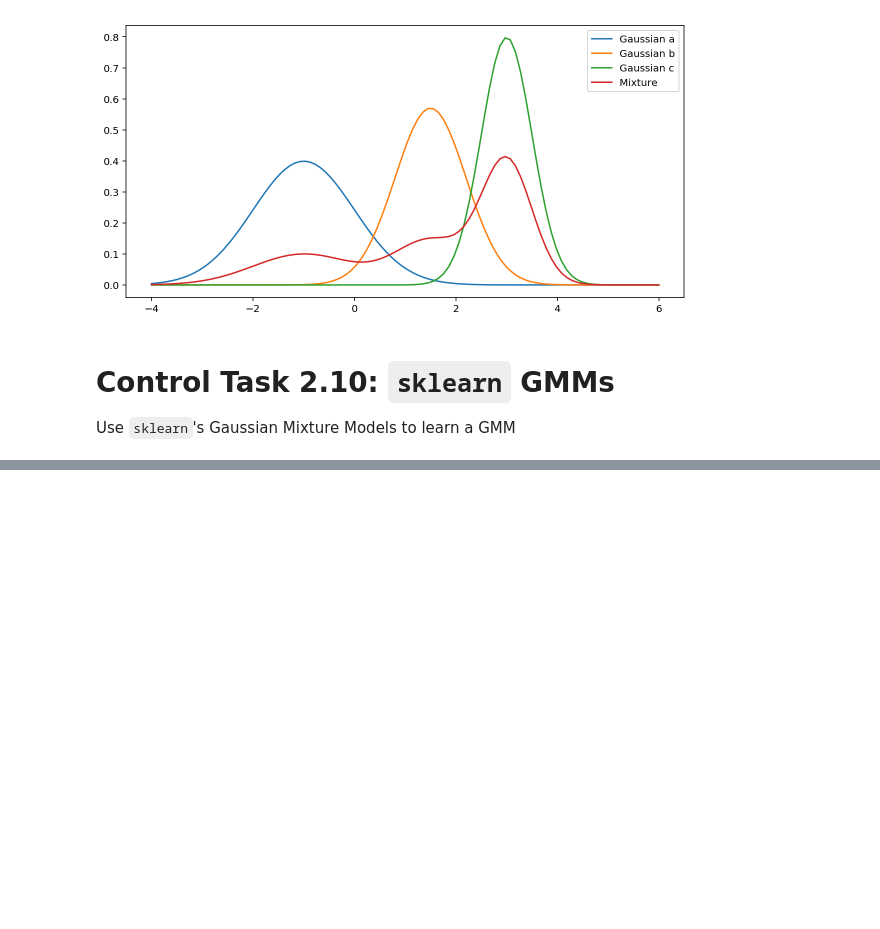
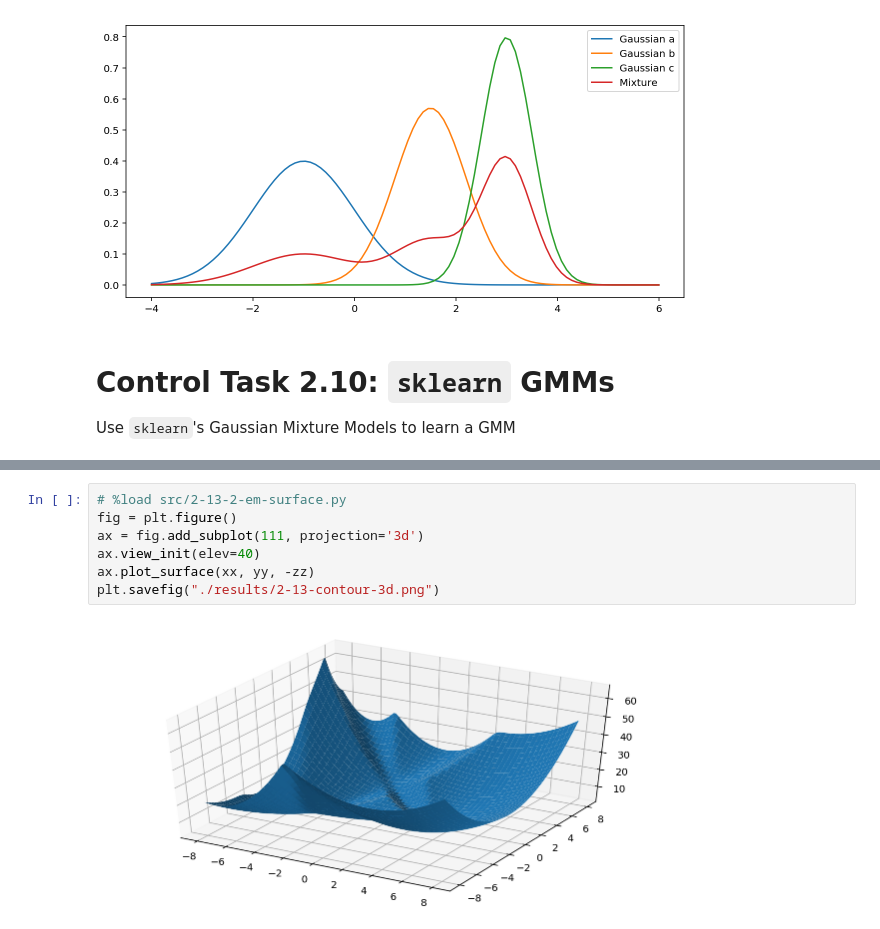
Before and after one commit to jgoerner/advanced-statistics, a Jupyter notebook: statistics/notebooks/Readingguide-2.ipynb, the cells around one changed output, grey strips where cells are left out. Drawn from its saved outputs; the diff is of its cells as text; blank space fills up the shorter version.

```diff
--- a/statistics/notebooks/Readingguide-2.ipynb
+++ b/statistics/notebooks/Readingguide-2.ipynb
@@ -460,0 +524,9 @@ plt.savefig("./results/2-10-sklearn-gmm.png")
+# %%
+# %load src/2-13-2-em-surface.py
+fig = plt.figure()
+ax = fig.add_subplot(111, projection='3d')
+ax.view_init(elev=40)
+ax.plot_surface(xx, yy, -zz)
+plt.savefig("./results/2-13-contour-3d.png")
+# %% [output]
+[figure, added]
```
Also changed, not shown: parts of 9 cells of this notebook, 12 other files.
